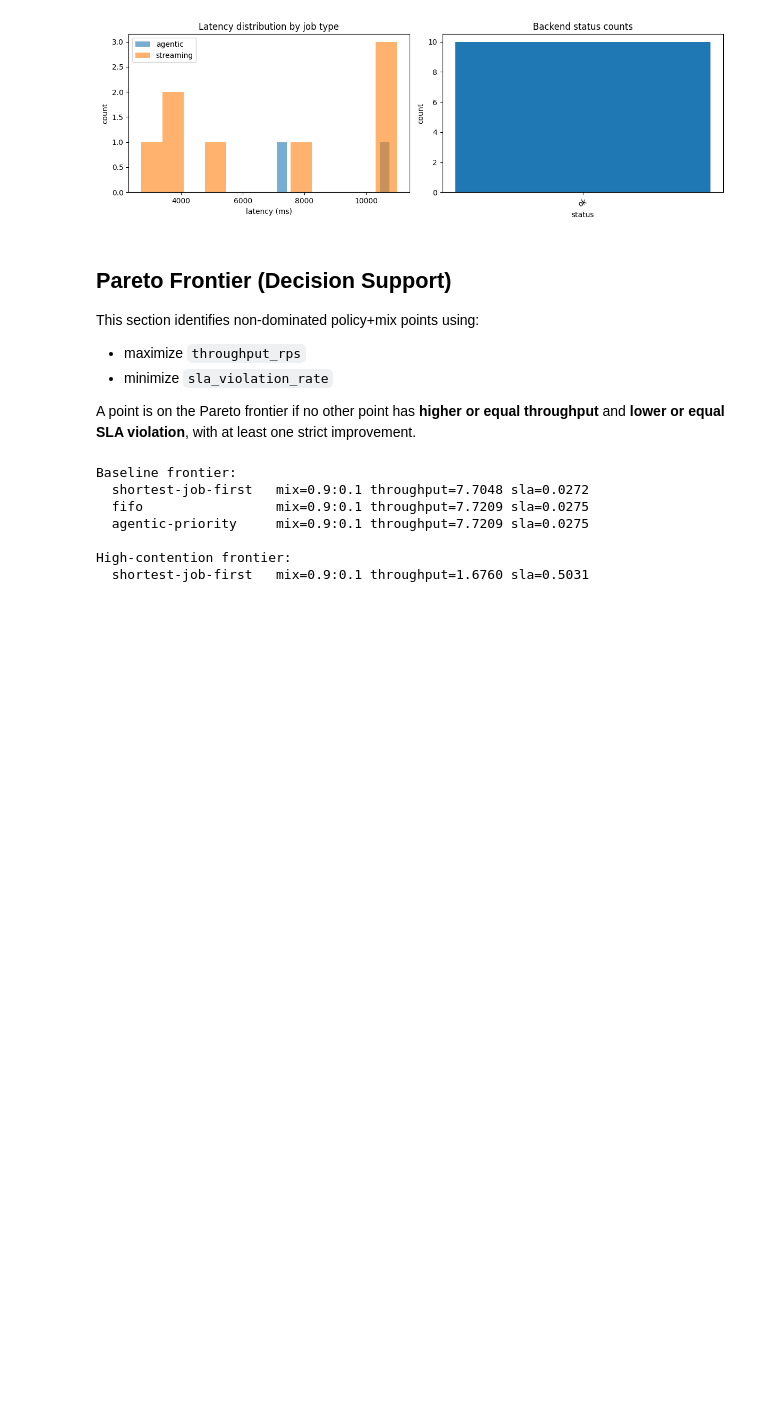
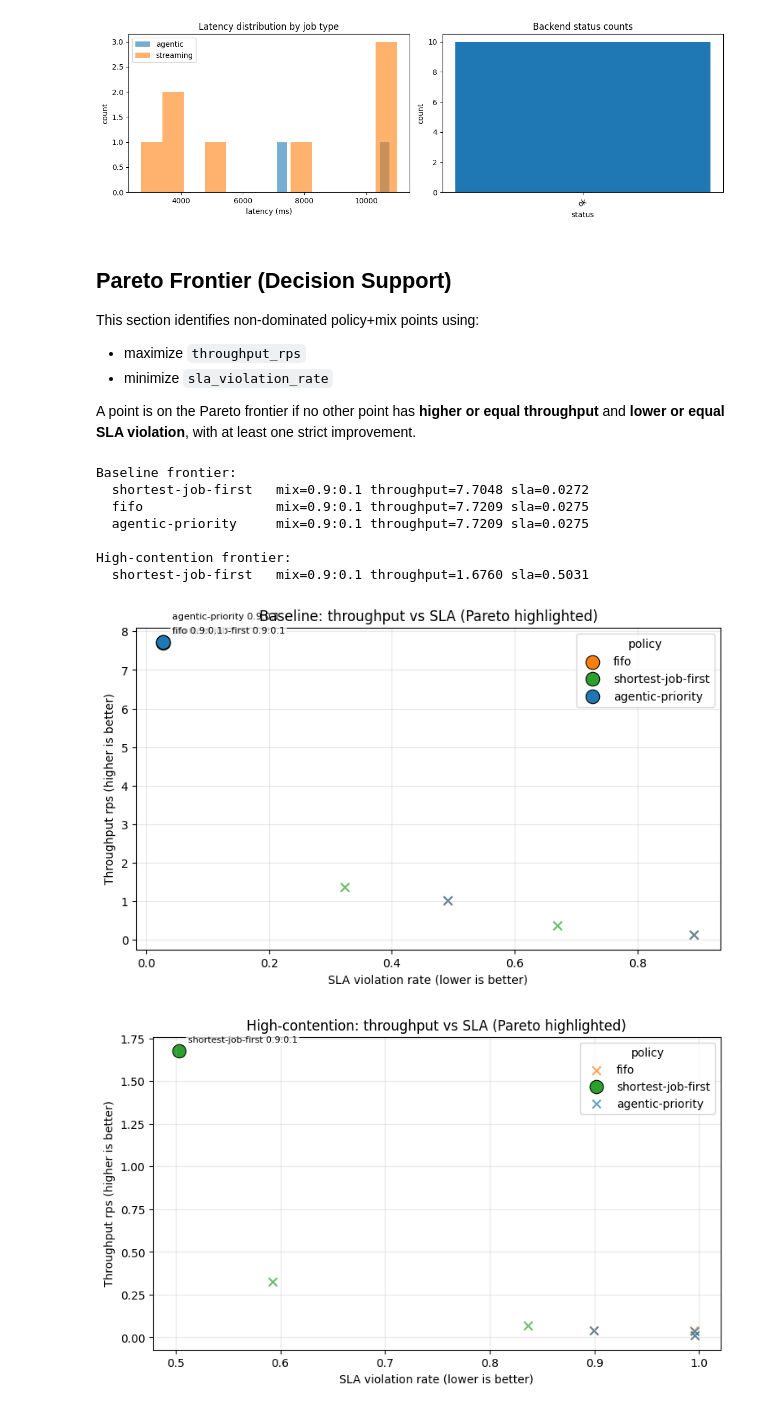
Before and after one commit to aaliyan1230/mixed-workload-serving-benchmark, a Jupyter notebook: notebooks/analysis_entrypoint.ipynb, the cells around one changed output. Drawn from its saved outputs; the diff is of its cells as text; code cells hidden in the pictures; blank space fills up the shorter version.

```diff
--- a/notebooks/analysis_entrypoint.ipynb
+++ b/notebooks/analysis_entrypoint.ipynb
@@ -313,35 +313,67 @@ def plot_frontier(name: str, rows: list[dict[str, float | str]]) -> None:
     if not rows:
         print(f'{name}: no rows')
         return
 
     frontier = pareto_frontier(rows)
     frontier_keys = {
         (str(r['policy']), float(r['streaming_ratio']), float(r['agentic_ratio']))
         for r in frontier
     }
 
-    fig, ax = plt.subplots(figsize=(8, 5))
+    policies = sorted({str(r['policy']) for r in rows})
+    palette = ['tab:blue', 'tab:orange', 'tab:green', 'tab:red', 'tab:brown']
+    color_map = {p: palette[i % len(palette)] for i, p in enumerate(policies)}
 
+    fig, ax = plt.subplots(figsize=(9, 5))
+
+    label_used: set[str] = set()
     for r in rows:
         policy = str(r['policy'])
         s = float(r['streaming_ratio'])
         a = float(r['agentic_ratio'])
         t = float(r['throughput_rps'])
         v = float(r['sla_violation_rate'])
         key = (policy, s, a)
 
+        label = policy if policy not in label_used else None
+        label_used.add(policy)
+
         if key in frontier_keys:
-            ax.scatter(v, t, s=120, marker='o')
-            ax.annotate(f"{policy}\n{s:.1f}:{a:.1f}", (v, t), textcoords='offset points', xytext=(6, 6), fontsize=8)
+            ax.scatter(v, t, s=140, marker='o', color=color_map[policy], edgecolor='black', linewidth=0.8, label=label)
         else:
-            ax.scatter(v, t, s=50, marker='x', alpha=0.6)
+            ax.scatter(v, t, s=55, marker='x', color=color_map[policy], alpha=0.7, label=label)
 
-    ax.set_title(f'{name}: throughput vs SLA (Pareto points highlighted)')
+    # Annotate only frontier points and offset overlapping labels.
+    grouped: dict[tuple[float, float], list[str]] = {}
+    for r in frontier:
+        policy = str(r['policy'])
+        s = float(r['streaming_ratio'])
+        a = float(r['agentic_ratio'])
+        t = float(r['throughput_rps'])
+        v = float(r['sla_violation_rate'])
+        grouped.setdefault((v, t), []).append(f"{policy} {s:.1f}:{a:.1f}")
+
+    for (v, t), labels in grouped.items():
+        for i, text in enumerate(labels):
+            ax.annotate(
+                text,
+                (v, t),
+                textcoords='offset points',
+                xytext=(8, 8 + 12 * i),
+                fontsize=8,
+                bbox=dict(boxstyle='round,pad=0.2', fc='white', alpha=0.75, ec='none'),
+            )
+
+    ax.set_title(f'{name}: throughput vs SLA (Pareto highlighted)')
     ax.set_xlabel('SLA violation rate (lower is better)')
     ax.set_ylabel('Throughput rps (higher is better)')
     ax.grid(alpha=0.3)
+    ax.legend(title='policy', loc='best')
     plt.show()
 
 
 plot_frontier('Baseline', baseline_rows)
 plot_frontier('High-contention', contention_rows)
+# %% [output]
+[figure, added]
+[figure, added]
```
Also changed, not shown: 2 other files.
